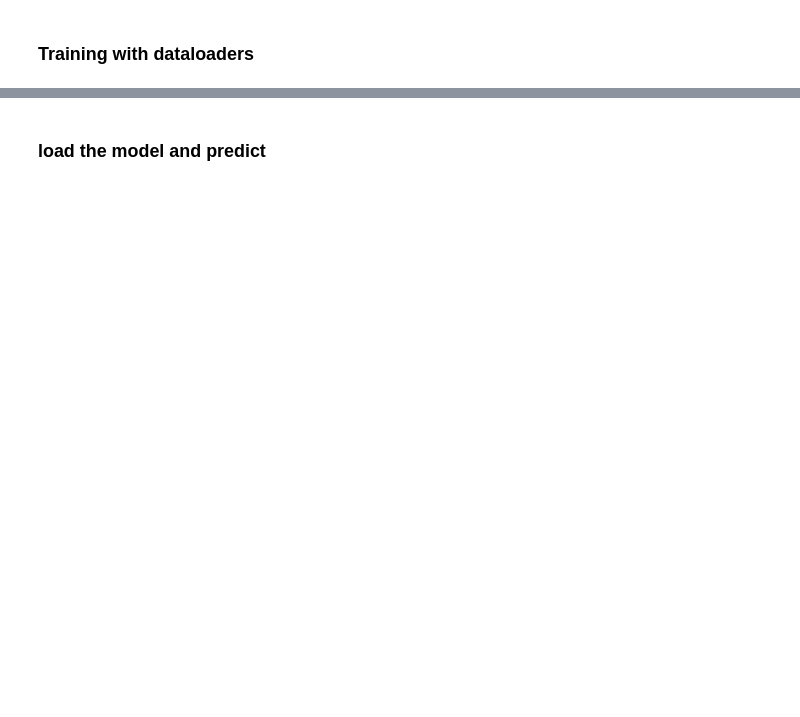
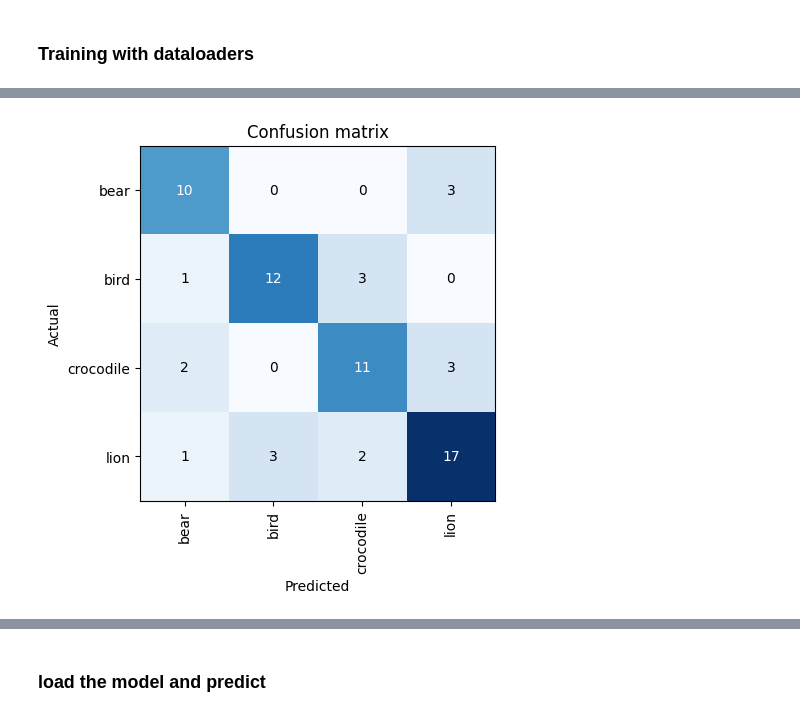
Before and after one commit to mridul-eecs/fast_ai, a Jupyter notebook: image_classification.ipynb, the cells around one changed output, grey strips where cells are left out. Saved outputs shown, nothing was run; the diff lists cells and outputs as text; code cells hidden in the pictures; blank space fills up the shorter version.

```diff
--- a/image_classification.ipynb
+++ b/image_classification.ipynb
@@ -118,0 +239,4 @@ Downloading: "https://download.pytorch.org/models/resnext101_64x4d-173b62eb.pth"
+# %%
+interp= ClassificationInterpretation.from_learner(myNet_learn)
+interp.plot_confusion_matrix()
+# %% [output]
@@ -118,0 +245 @@ Downloading: "https://download.pytorch.org/models/resnext101_64x4d-173b62eb.pth"
+[figure, added]
```
Also changed, not shown: parts of 18 cells of this notebook.
